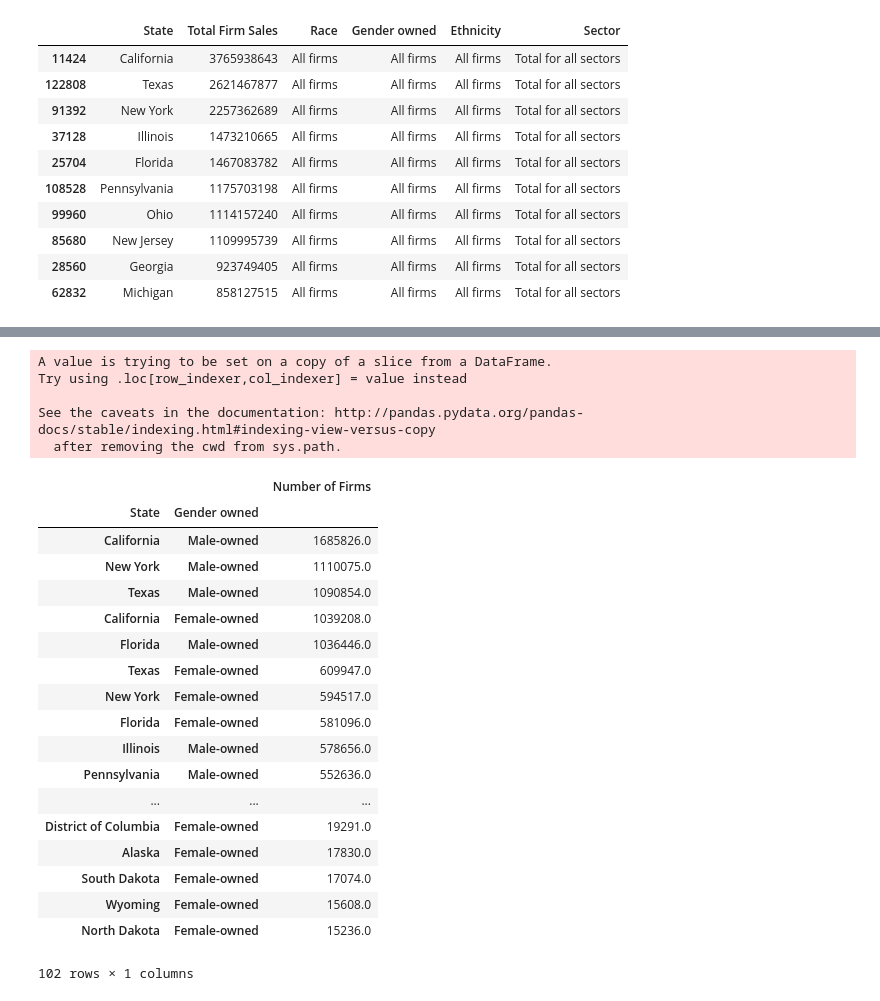
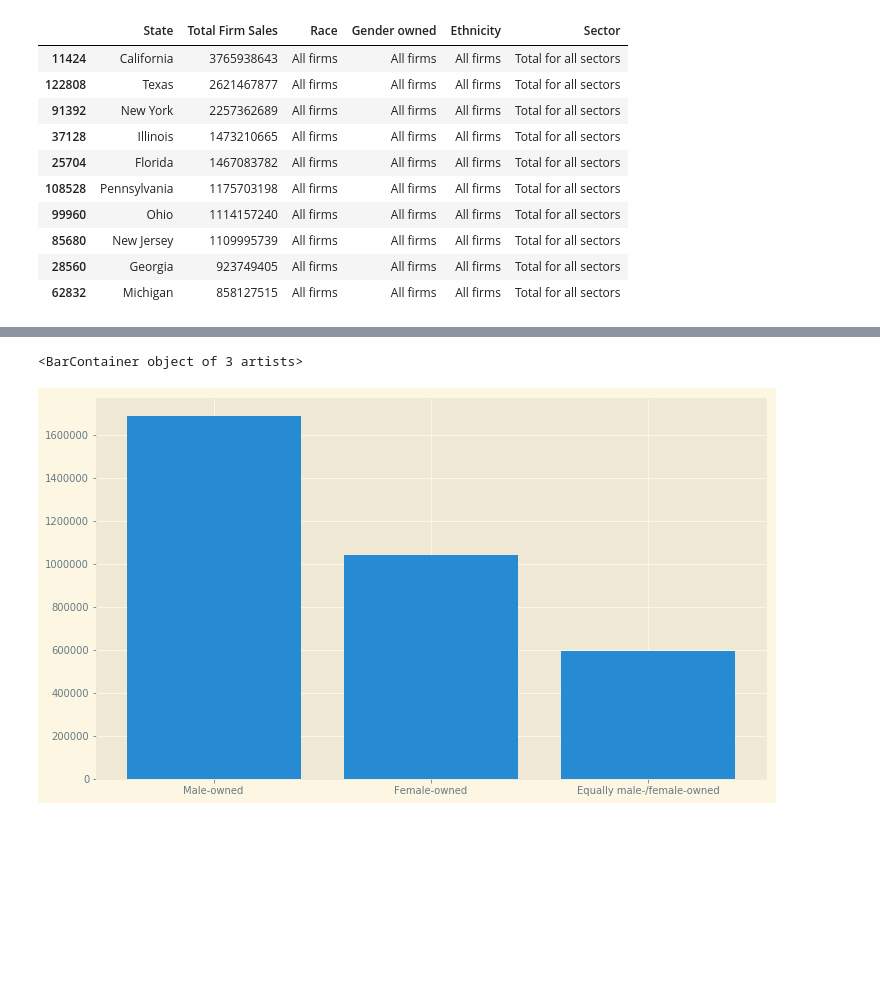
Before and after one commit to tafolabi/Project_Alpha, a Jupyter notebook: 2007.ipynb, the cells around one changed output, grey strips where cells are left out. Saved outputs shown, nothing was run; the diff lists cells and outputs as text; code cells hidden in the pictures; blank space fills up the shorter version.

```diff
--- a/2007.ipynb
+++ b/2007.ipynb
@@ -552,37 +445,20 @@ See the caveats in the documentation: http://pandas.pydata.org/pandas-docs/stabl
 # %%
 #df_gen= df_new.loc[(df_new['Sector']=='Total for all sectors')  &  (df_new['Race']=='All firms')  & (df_new['Ethnicity']=='All firms')&(df_new['Gender owned']!='All firms classifiable by gender, ethnicity, race, and veteran status') |(df_new['Gender owned']!='Publicly held and other firms not classifiable by gender, ethnicity, race, and veteran status')]
-df_gen= df_new.loc[(df_new['Sector']=='Total for all sectors')  &  (df_new['Race']=='All firms')  & (df_new['Ethnicity']=='All firms')&(df_new['Gender owned']=='Female-owned') |(df_new['Gender owned']=='Male-owned')]
+df_gen= df_new.loc[(df_new['Sector']=='Total for all sectors')  &  (df_new['Race']=='All firms')  & (df_new['Ethnicity']=='All firms')&(df_new['Gender owned']=='Female-owned')|(df_new['Gender owned']=='Male-owned') |(df_new['Gender owned']=='Equally male-/female-owned')]
 
-df_gen['Number of Firms']=pd.to_numeric(df_gen['Number of Firms'],errors='coerce')
+
 #df_gent=df_gen['Gender owned']
 #loc['Publicly held and other firms not classifiable by gender, ethnicity, race, and veteran status','All firms classifiable by gender, ethnicity, race, and veteran status']
 #.drop(['Publicly held and other firms not classifiable by gender, ethnicity, race, and veteran status','All firms classifiable by gender, ethnicity, race, and veteran status'],axis=0)
-df_gen=df_gen.groupby(["State",'Gender owned']).agg({"Number of Firms": "max"})
+df_gen=df_gen.groupby(['Gender owned']).agg({"Number of Firms": "max"})
 df_gen=df_gen.sort_values('Number of Firms', ascending= False)
 #dfzg
 df_gen
+
+df_gen.reset_index(inplace=True)
+df_gen
+
+plt.bar(df_gen["Gender owned"],df_gen["Number of Firms"])
 # %% [output]
-A value is trying to be set on a copy of a slice from a DataFrame.
-Try using .loc[row_indexer,col_indexer] = value instead
-
-See the caveats in the documentation: http://pandas.pydata.org/pandas-docs/stable/indexing.html#indexing-view-versus-copy
-  after removing the cwd from sys.path.
+<BarContainer object of 3 artists>
-|  |  | Number of Firms |
-| State | Gender owned |  |
-| California | Male-owned | 1685826.0 |
-| New York | Male-owned | 1110075.0 |
-| Texas | Male-owned | 1090854.0 |
-| California | Female-owned | 1039208.0 |
-| Florida | Male-owned | 1036446.0 |
-| Texas | Female-owned | 609947.0 |
-| New York | Female-owned | 594517.0 |
-| Florida | Female-owned | 581096.0 |
-| Illinois | Male-owned | 578656.0 |
-| Pennsylvania | Male-owned | 552636.0 |
-| ... | ... | ... |
-| District of Columbia | Female-owned | 19291.0 |
-| Alaska | Female-owned | 17830.0 |
-| South Dakota | Female-owned | 17074.0 |
-| Wyoming | Female-owned | 15608.0 |
-| North Dakota | Female-owned | 15236.0 |
-102 rows × 1 columns
+[figure, added]
```
Also changed, not shown: parts of 28 cells of this notebook.
